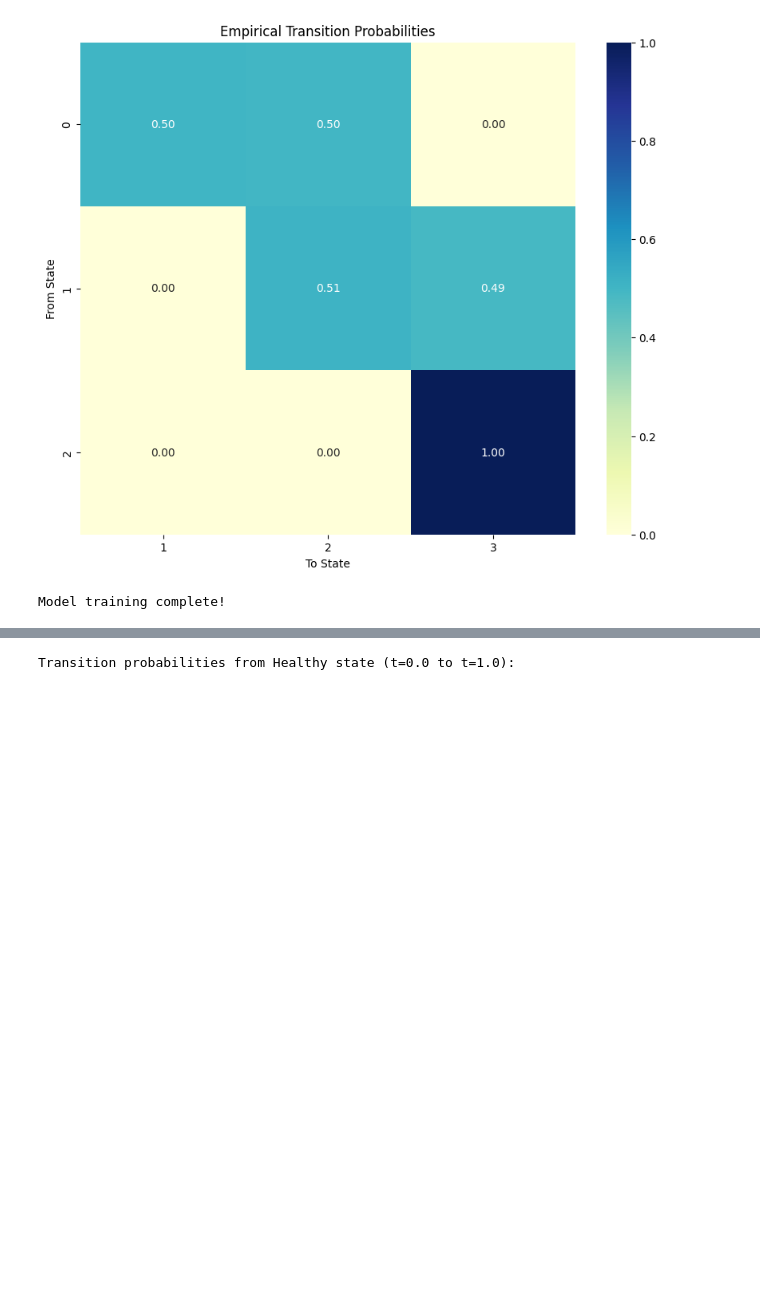
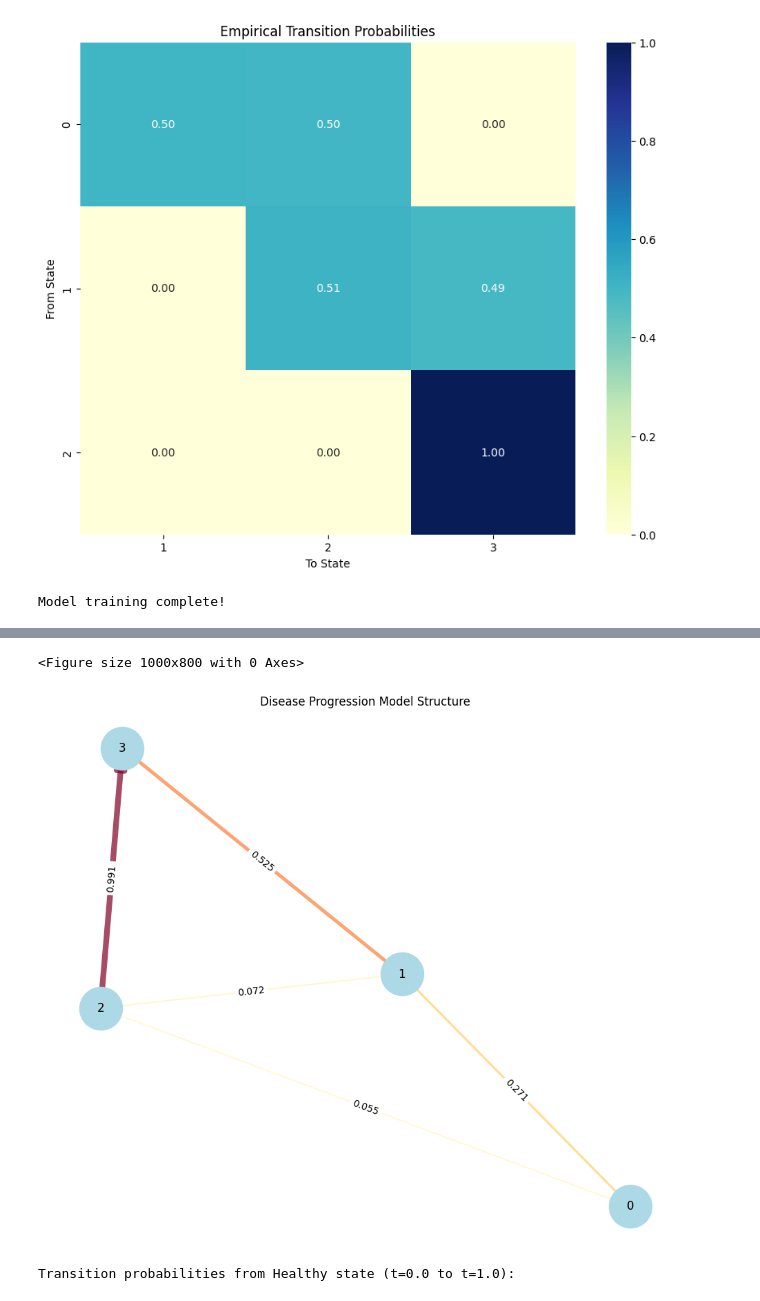
Before and after one commit to denizakdemir/multistate_nn, a Jupyter notebook: examples/disease_progression_example.ipynb, the cells around one changed output, grey strips where cells are left out. Drawn from its saved outputs; the diff is of its cells as text; code cells hidden in the pictures; blank space fills up the shorter version.

```diff
--- a/examples/disease_progression_example.ipynb
+++ b/examples/disease_progression_example.ipynb
@@ -283,0 +264,18 @@ except Exception as e:
+# %%
+# Display model summary (we'll visualize the transition graph later after defining x_test)
+try:
+    # Get model summary
+    summary_info = model.summary()
+    print("Model Summary:")
+    print(summary_info)
+
+    # Display a table of model parameters
+    print("\nModel Parameters:")
+    for name, param in model.named_parameters():
+        if param.requires_grad:
+            print(f"{name} - Shape: {param.shape}")
+
+    # We'll visualize the model's transition structure later after defining x_test
+except Exception as e:
+    print(f"Error displaying model summary: {str(e)}")
+    print("This feature may require an updated version of the multistate_nn package.")
@@ -321,6 +337,30 @@ x_test = torch.tensor([
     [50, 0.5, 0],  # Younger, low biomarker, no treatment
     [50, 0.5, 1],  # Younger, low biomarker, with treatment (lower risk)
 ], dtype=torch.float32)
+# %%
+# Now that we have x_test defined, let's visualize the model's transition structure
+try:
+    plt.figure(figsize=(10, 8))
+    # Use a sample input for visualization
+    sample_input = x_test[0:1]  # Using the first patient profile
+
+    # Create explicit tensors with proper dtype to avoid type mismatches
+    time_start = torch.tensor([0.0], dtype=torch.float32)
+    time_end = torch.tensor([1.0], dtype=torch.float32)
+
+    # Use the plotting function from the library
+    # Note: plot_transition_graph doesn't accept a show_labels parameter
+    ax = plot_transition_graph(model, sample_input,
+                              time_start=time_start, time_end=time_end,
+                              threshold=0.01)
+    plt.title("Disease Progression Model Structure")
+    plt.show()
+except Exception as e:
+    print(f"Error displaying transition graph: {str(e)}")
+    print("This issue might be related to the visualization function implementation.")
+# %% [output]
+<Figure size 1000x800 with 0 Axes>
+[figure, added]
 # %%
 # Predict transitions from Healthy (State 0) over a 1-year interval
 healthy_probs = print_transition_probs(x_test, model, time_interval=(0.0, 1.0), from_state=0)
```
Also changed, not shown: parts of 15 cells of this notebook, 1 other file.
